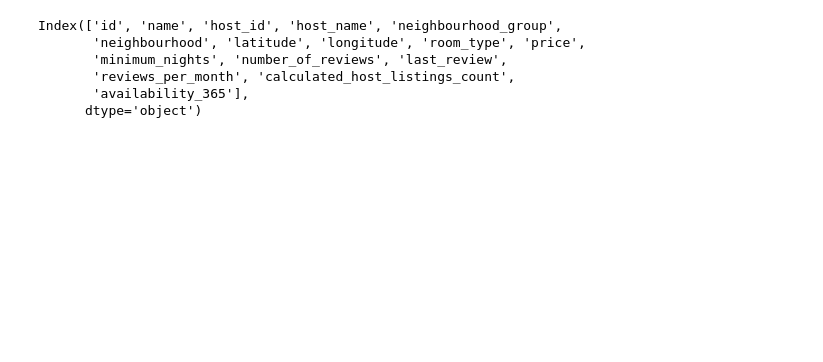
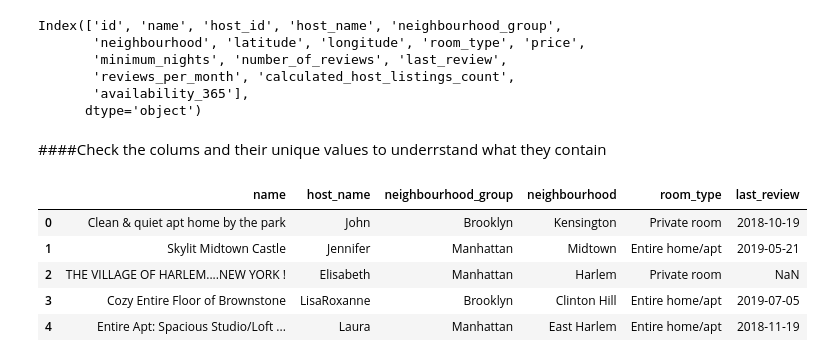
Before and after one commit to yashwany/EDA-Capstone-Project-on-Airbnb, a Jupyter notebook: EDA_Capstone_Project_on_Airbnb.ipynb, the cells around one changed output. Drawn from its saved outputs; the diff is of its cells as text; code cells hidden in the pictures; blank space fills up the shorter version.

```diff
--- a/EDA_Capstone_Project_on_Airbnb.ipynb
+++ b/EDA_Capstone_Project_on_Airbnb.ipynb
@@ -138,3 +138,16 @@ Index(['id', 'name', 'host_id', 'host_name', 'neighbourhood_group',
        'reviews_per_month', 'calculated_host_listings_count',
        'availability_365'],
       dtype='object')
+# %% [markdown]
+####Check the colums and their unique values to underrstand what they contain
+# %%
+# create the categorial columns
+categorial1=df.select_dtypes(include=['object'])
+categorial1.head()
+# %% [output]
+|  | name | host_name | neighbourhood_group | neighbourhood | room_type | last_review |
+| 0 | Clean & quiet apt home by the park | John | Brooklyn | Kensington | Private room | 2018-10-19 |
+| 1 | Skylit Midtown Castle | Jennifer | Manhattan | Midtown | Entire home/apt | 2019-05-21 |
+| 2 | THE VILLAGE OF HARLEM....NEW YORK ! | Elisabeth | Manhattan | Harlem | Private room | NaN |
+| 3 | Cozy Entire Floor of Brownstone | LisaRoxanne | Brooklyn | Clinton Hill | Entire home/apt | 2019-07-05 |
+| 4 | Entire Apt: Spacious Studio/Loft ... | Laura | Manhattan | East Harlem | Entire home/apt | 2018-11-19 |
```
Also changed, not shown: parts of 9 cells of this notebook.
